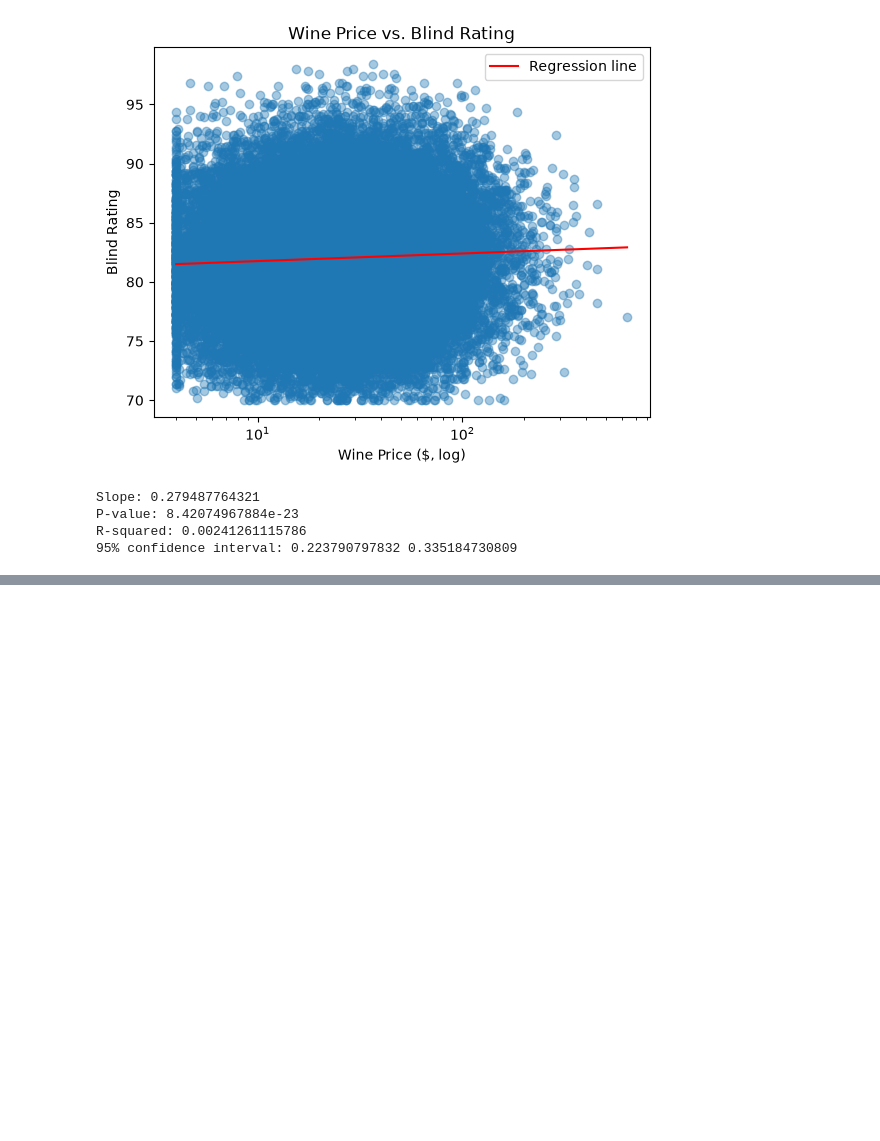
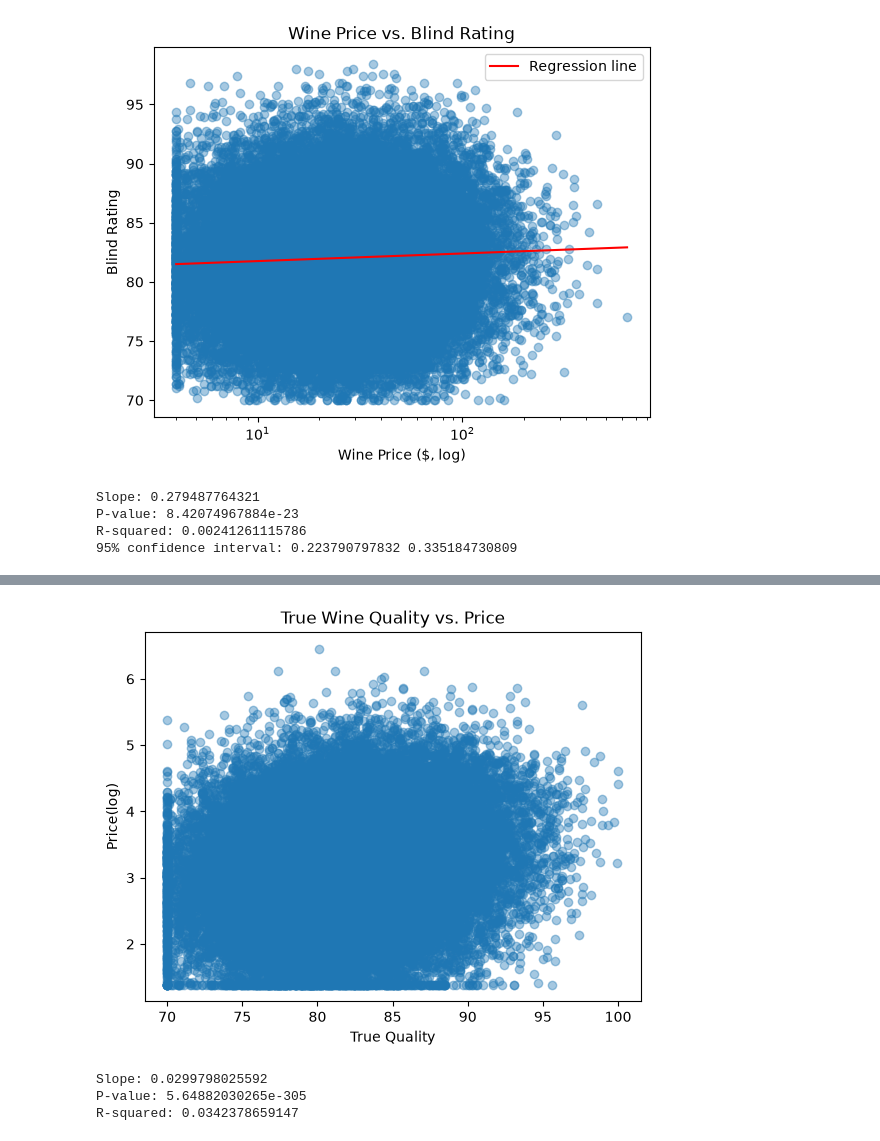
Before and after one commit to jrwhe01/wine_tastevsquailty_data, a Jupyter notebook: wineanalysis.ipynb, the cells around one changed output, grey strips where cells are left out. Drawn from its saved outputs; the diff is of its cells as text; code cells hidden in the pictures; blank space fills up the shorter version.

```diff
--- a/wineanalysis.ipynb
+++ b/wineanalysis.ipynb
@@ -222,0 +300,26 @@ R-squared: 0.00241261115786
+# %%
+#Does true quailty have an assicoation with price(log)?
+plt.scatter(
+    final_tbl["true_quality"],
+    np.log(final_tbl["price"]),
+    alpha=0.4
+)
+
+plt.xlabel("True Quality")
+plt.ylabel("Price(log)")
+plt.title("True Wine Quality vs. Price")
+plt.show()
+
+result5 = linregress(
+    final_tbl["true_quality"],
+    np.log(final_tbl["price"])
+)
+
+print("Slope:", result5.slope)
+print("P-value:", result5.pvalue)
+print("R-squared:", result5.rvalue**2)
+# %% [output]
+[figure, added]
+Slope: 0.0299798025592
+P-value: 5.64882030265e-305
+R-squared: 0.0342378659147
```
Also changed, not shown: parts of 12 cells of this notebook.
